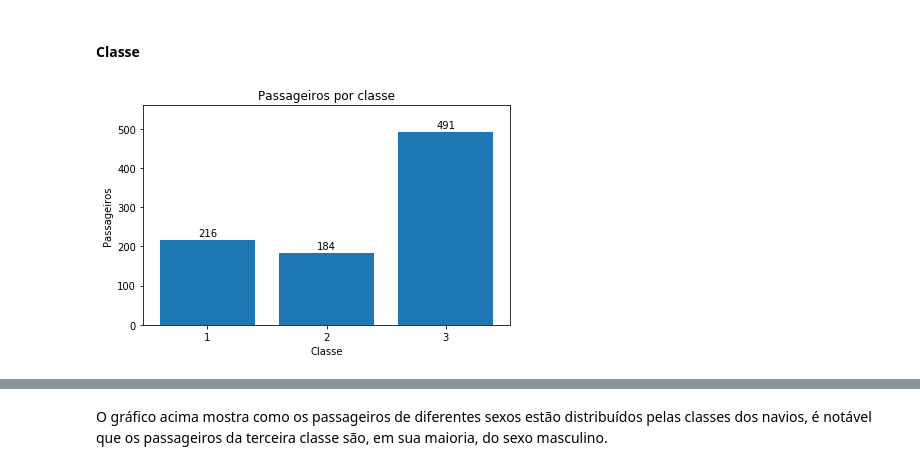
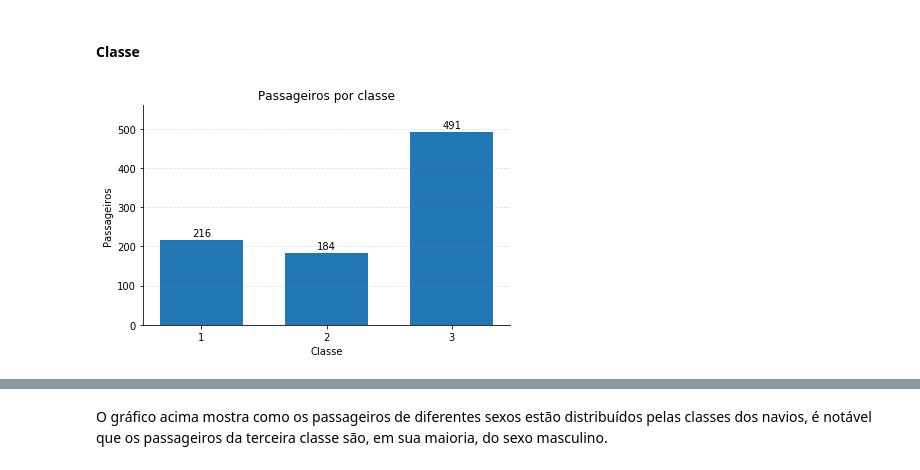
Before and after one commit to gianimpronta/udacity_fdnd_titanic, a Jupyter notebook: titanic.ipynb, the cells around one changed output, grey strips where cells are left out. Cells and saved outputs as stored; diff of their text form; code cells hidden in the pictures.

```diff
--- a/titanic.ipynb
+++ b/titanic.ipynb
@@ -168,8 +147,8 @@ fig.tight_layout()
 # %% [markdown]
 A partir do gráfico conseguimos percerber que a grande maioria dos passageiros tem entre 13 e 45 anos.
 # %%
-x = (clean_df.query(f"age >={lim_inf} and age <= {lim_sup}").
-     shape[0]/clean_df.shape[0]) * 100
+x = (clean_df.query(f"age >={lim_inf} and age <= {lim_sup}").shape[0] /
+     clean_df.shape[0]) * 100
 print(f'{x:.1f}% dos passageiros possuía entre {lim_inf} e {lim_sup} anos')
 # %% [output]
 80.7% dos passageiros possuía entre 13 e 45 anos
@@ -238,22 +223,24 @@ ax.annotate(f'{fam_mean:.1f}', xy = (fam_mean+0.1, 530));
 # %% [markdown]
 Através do histograma conseguimos ver que a grande maioria dos passageiros não viajava com familiares.
 # %%
-data = clean_df.loc[:,np.s_['familiares', 'sex']].groupby('sex').mean()
+data = clean_df.loc[:, np.s_['familiares', 'sex']].groupby('sex').mean()
 fig = plt.figure()
-ax = plt.subplot2grid((2, 2), (0,0), colspan=2)
+ax = plt.subplot2grid((2, 2), (0, 0), colspan=2)
 widths = data.get_values().ravel()
-labels = pd.Series(data.index.get_values())
-y= [1,2]
+labels = pd.Series(['feminino', 'masculino'])
+y = [1, 2]
 
 ax.barh(width=widths, y=y, height=0.8)
 ax.set_yticks([1, 2])
-ax.set_yticklabels(labels);
-ax.set_ylim((0,3))
+ax.set_yticklabels(labels)
+ax.set_ylim((0, 3))
 ax.set(title='Familiares x sexo', xlabel='Familiares')
 for i, width in enumerate(widths):
-    ax.annotate(f'{width:.1f}', xy=(width+ 0.01, i+0.9), ha= 'left')
-
+    ax.annotate(f'{width:.1f}', xy=(width + 0.01, i + 0.9), ha='left')
+ax.spines['right'].set_visible(False)
+ax.spines['top'].set_visible(False)
+ax.xaxis.grid(True, linestyle='--', which='major', color='grey', alpha=.25)
 fig.tight_layout()
-fig.set_figwidth(7);
+fig.set_figwidth(7)
 fig.set_figheight(5)
 # %% [output]
@@ -264,15 +251,19 @@ Outro dado interessante é que as mulheres estavam acompanhadas em média de mai
 #### Classe
 # %%
 heights = clean_df['pclass'].value_counts().sort_index().get_values()
-labels = np.arange(1,4)
+labels = np.arange(1, 4)
+bar_width = 1 / 1.5
 fig, ax = plt.subplots()
-ax.bar(x= labels, height=heights)
-ax.set_xticks(labels);
-ax.set(title='Passageiros por classe', xlabel='Classe',
-      ylabel='Passageiros')
-ax.set_ylim(0,560)
+ax.bar(x=labels, height=heights, width=bar_width)
+ax.set_xticks(labels)
+ax.set(title='Passageiros por classe', xlabel='Classe', ylabel='Passageiros')
+ax.set_ylim(0, 560)
 for i, v in enumerate(heights):
-    ax.annotate(v, xy=(i+1, v+10), ha='center')
-fig.tight_layout();
+    ax.annotate(v, xy=(i + 1, v + 10), ha='center')
+ax.spines['right'].set_visible(False)
+ax.spines['top'].set_visible(False)
+ax.yaxis.grid(True, linestyle='--', which='major', color='grey', alpha=.25)
+
+fig.tight_layout()
 # %% [output]
-[figure, old version]
+[figure, new version]
```
Also changed, not shown: parts of 31 cells of this notebook.
